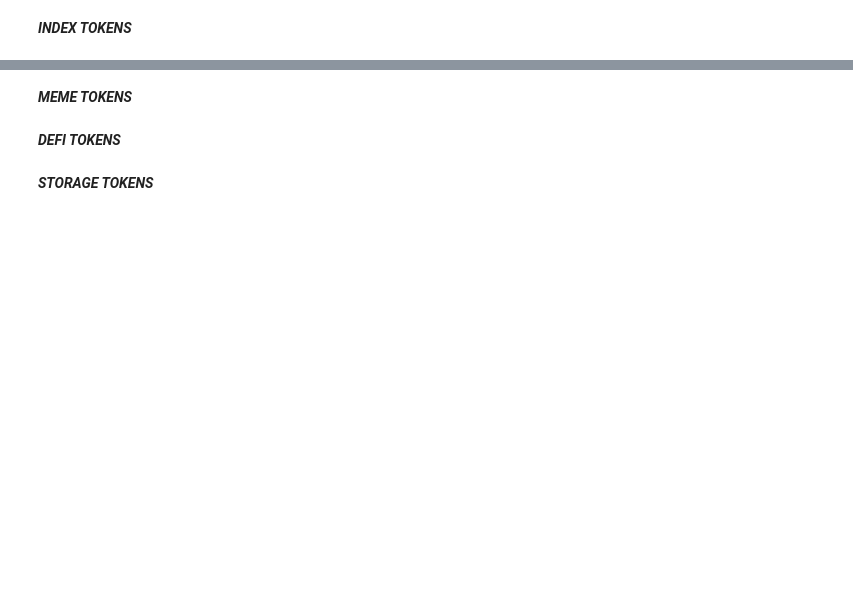
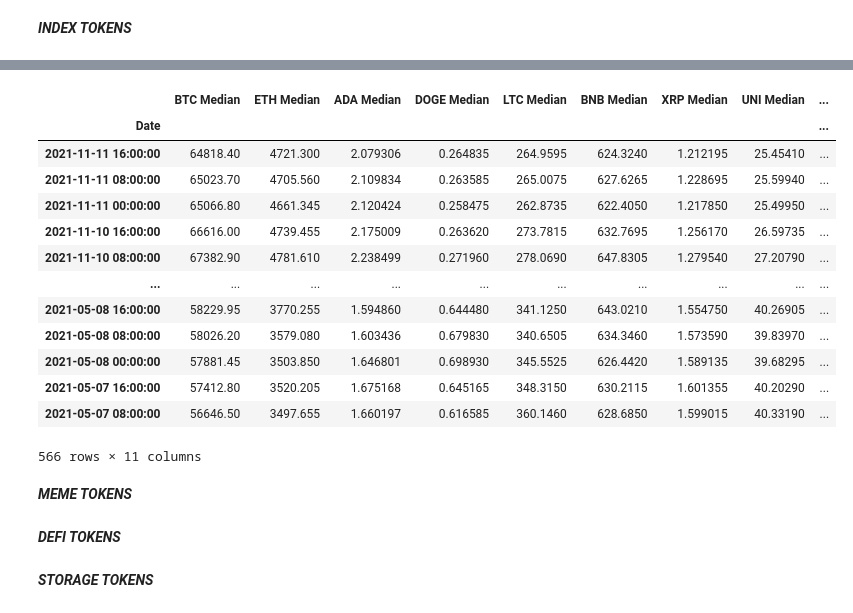
Before and after one commit to tjmcdowelldotcom/PennGroupProject1, a Jupyter notebook: penngroupproject1.ipynb, the cells around one changed output, grey strips where cells are left out. Drawn from its saved outputs; the diff is of its cells as text; code cells hidden in the pictures; blank space fills up the shorter version.

Commit message:
Retrieved and cleaned data for index, included more tokens, created df

```diff
--- a/penngroupproject1.ipynb
+++ b/penngroupproject1.ipynb
@@ -149,6 +132,7 @@ btc_date = [btc_df_date, btc_median]
 btc_result = pd.concat(btc_date, axis=1, join = 'outer')
 #btc__fin = pd.DataFrame(btc_result)
 btc_plot = btc_result.set_index('Date')
+btc_result.set_index('Date', inplace=True)
 # %%
 btc_plot.plot()
 # %% [output]
@@ -165,3 +219,60 @@ bnb_j
+# %%
+usdt = requests.get('https://api.kucoin.com/api/v1/market/candles?type=8hour&symbol=USDT-USDC&startAt=1620360000&endAt=0')
+usdt_j = usdt.json()
+usdt_df = pd.DataFrame(usdt_j['data'])
+usdt_df.rename(columns={0:'Date',1:'Open',2:'Close'}, inplace=True)
+usdt_df.drop(columns = [3,4,5,6], inplace=True)
+usdt_median = usdt_df[['Open','Close']].astype(float)
+usdt_median['USDT Median'] = usdt_median[['Open','Close']].mean(axis=1)
+usdt_median = usdt_median['USDT Median']
+usdt_df_date = pd.to_datetime(usdt_df['Date'], unit='s')
+usdt_date = [usdt_df_date, usdt_median]
+usdt_result = pd.concat(usdt_date, axis=1, join = 'outer')
+usdt_result.set_index('Date', inplace=True)
+# %%
+link = requests.get('https://api.kucoin.com/api/v1/market/candles?type=8hour&symbol=LINK-USDT&startAt=1620360000&endAt=0')
+link_j = link.json()
+link_df = pd.DataFrame(link_j['data'])
+link_df.rename(columns={0:'Date',1:'Open',2:'Close'}, inplace=True)
+link_df.drop(columns = [3,4,5,6], inplace=True)
+link_median = link_df[['Open','Close']].astype(float)
+link_median['LINK Median'] = link_median[['Open','Close']].mean(axis=1)
+link_median = link_median['LINK Median']
+link_df_date = pd.to_datetime(link_df['Date'], unit='s')
+link_date = [link_df_date, link_median]
+link_result = pd.concat(link_date, axis=1, join = 'outer')
+link_result.set_index('Date', inplace=True)
+# %%
+uni = requests.get('https://api.kucoin.com/api/v1/market/candles?type=8hour&symbol=UNI-USDT&startAt=1620360000&endAt=0')
+uni_j = uni.json()
+uni_df = pd.DataFrame(uni_j['data'])
+uni_df.rename(columns={0:'Date',1:'Open',2:'Close'}, inplace=True)
+uni_df.drop(columns = [3,4,5,6], inplace=True)
+uni_median = uni_df[['Open','Close']].astype(float)
+uni_median['UNI Median'] = uni_median[['Open','Close']].mean(axis=1)
+uni_median = uni_median['UNI Median']
+uni_df_date = pd.to_datetime(uni_df['Date'], unit='s')
+uni_date = [uni_df_date, uni_median]
+uni_result = pd.concat(uni_date, axis=1, join = 'outer')
+uni_result.set_index('Date', inplace=True)
+# %%
+index_tokens = pd.concat([btc_result, eth_result, ada_result, doge_result, ltc_result, bnb_result, xrp_result, uni_result, link_result, usdt_result, ada_result], axis=1, join='outer')
+index_tokens
+# %% [output]
+|  | BTC Median | ETH Median | ADA Median | DOGE Median | LTC Median | BNB Median | XRP Median | UNI Median | ... |
+| Date |  |  |  |  |  |  |  |  | ... |
+| 2021-11-11 16:00:00 | 64818.40 | 4721.300 | 2.079306 | 0.264835 | 264.9595 | 624.3240 | 1.212195 | 25.45410 | ... |
+| 2021-11-11 08:00:00 | 65023.70 | 4705.560 | 2.109834 | 0.263585 | 265.0075 | 627.6265 | 1.228695 | 25.59940 | ... |
+| 2021-11-11 00:00:00 | 65066.80 | 4661.345 | 2.120424 | 0.258475 | 262.8735 | 622.4050 | 1.217850 | 25.49950 | ... |
+| 2021-11-10 16:00:00 | 66616.00 | 4739.455 | 2.175009 | 0.263620 | 273.7815 | 632.7695 | 1.256170 | 26.59735 | ... |
+| 2021-11-10 08:00:00 | 67382.90 | 4781.610 | 2.238499 | 0.271960 | 278.0690 | 647.8305 | 1.279540 | 27.20790 | ... |
+| ... | ... | ... | ... | ... | ... | ... | ... | ... | ... |
+| 2021-05-08 16:00:00 | 58229.95 | 3770.255 | 1.594860 | 0.644480 | 341.1250 | 643.0210 | 1.554750 | 40.26905 | ... |
+| 2021-05-08 08:00:00 | 58026.20 | 3579.080 | 1.603436 | 0.679830 | 340.6505 | 634.3460 | 1.573590 | 39.83970 | ... |
+| 2021-05-08 00:00:00 | 57881.45 | 3503.850 | 1.646801 | 0.698930 | 345.5525 | 626.4420 | 1.589135 | 39.68295 | ... |
+| 2021-05-07 16:00:00 | 57412.80 | 3520.205 | 1.675168 | 0.645165 | 348.3150 | 630.2115 | 1.601355 | 40.20290 | ... |
+| 2021-05-07 08:00:00 | 56646.50 | 3497.655 | 1.660197 | 0.616585 | 360.1460 | 628.6850 | 1.599015 | 40.33190 | ... |
+566 rows × 11 columns
 # %% [markdown]
 ***_MEME TOKENS_***
 # %%
```
Also changed, not shown: parts of 25 cells of this notebook.
